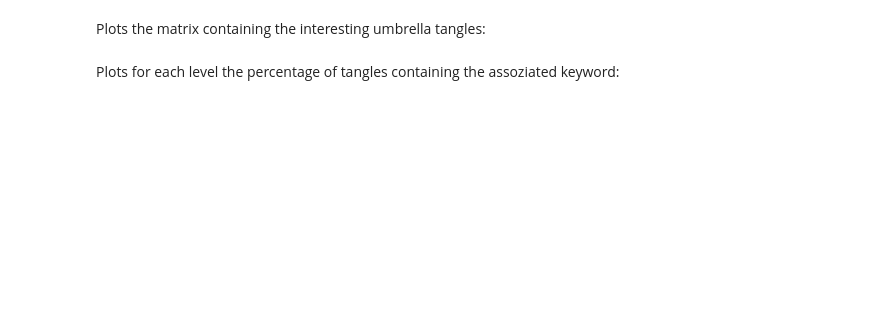
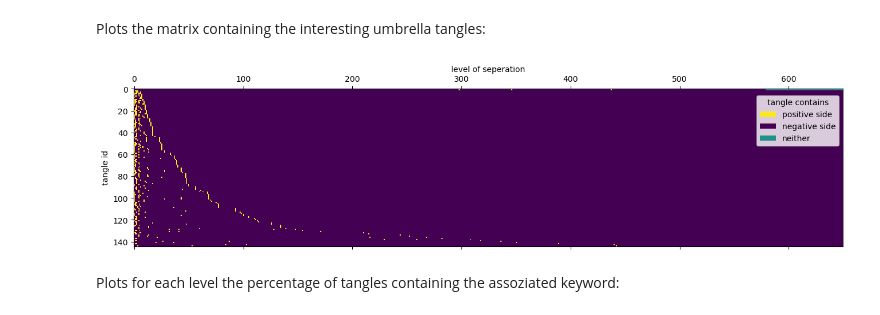
Before and after one commit to ocked/movie-genre-tangles, a Jupyter notebook: scripts_notebooks/4_2_tst_F10_exploration.ipynb, the cells around one changed output. Drawn from its saved outputs; the diff is of its cells as text; code cells hidden in the pictures; blank space fills up the shorter version.

```diff
--- a/scripts_notebooks/4_2_tst_F10_exploration.ipynb
+++ b/scripts_notebooks/4_2_tst_F10_exploration.ipynb
@@ -34,27 +36,20 @@ Plots the matrix containing the interesting umbrella tangles:
 # %%
 cmap = plt.get_cmap('viridis')
 legend_elements = [
     Patch(facecolor=cmap(1.0), label='positive side'),
     Patch(facecolor=cmap(0.0), label='negative side'),
     Patch(facecolor=cmap(0.5), label='neither'),
 ]
 
-plt.matshow(interesting_umbrella_tm[:600])
+plt.matshow(interesting_umbrella_tm)
 plt.gca().set_aspect('auto')
 plt.gca().xaxis.set_label_position('top')
-plt.legend()
-plt.xlabel('order of potential feature')
-plt.ylabel('tangle')
+plt.xlabel('level of seperation')
+plt.ylabel('tangle id')
 plt.legend(handles=legend_elements, bbox_to_anchor=(1, 0.98), title = 'tangle contains')
-#plt.savefig('/home/ocke/Documents/BA-Tangles/tex/images/tm_entropy_K_1.png', bbox_inches='tight')
-
-plt.matshow(interesting_umbrella_tm[600:])
-plt.gca().set_aspect('auto')
-plt.gca().xaxis.set_label_position('top')
-plt.xlabel('order of potential feature')
-plt.ylabel('tangle')
-plt.yticks(ticks = np.arange(0, 601, 100), labels = np.arange(600, 1231, 100))
-#plt.savefig('/home/ocke/Documents/BA-Tangles/tex/images/tm_entropy_K_2.png', bbox_inches='tight')
+plt.savefig('/home/ocke/Documents/BA-Tangles/tex/images/tm_entropy_K10.png', bbox_inches='tight')
+# %% [output]
+[figure, added]
 # %% [markdown]
 Plots for each level the percentage of tangles containing the assoziated keyword:
 # %%
```
Also changed, not shown: parts of 32 cells of this notebook, 2 other files.
